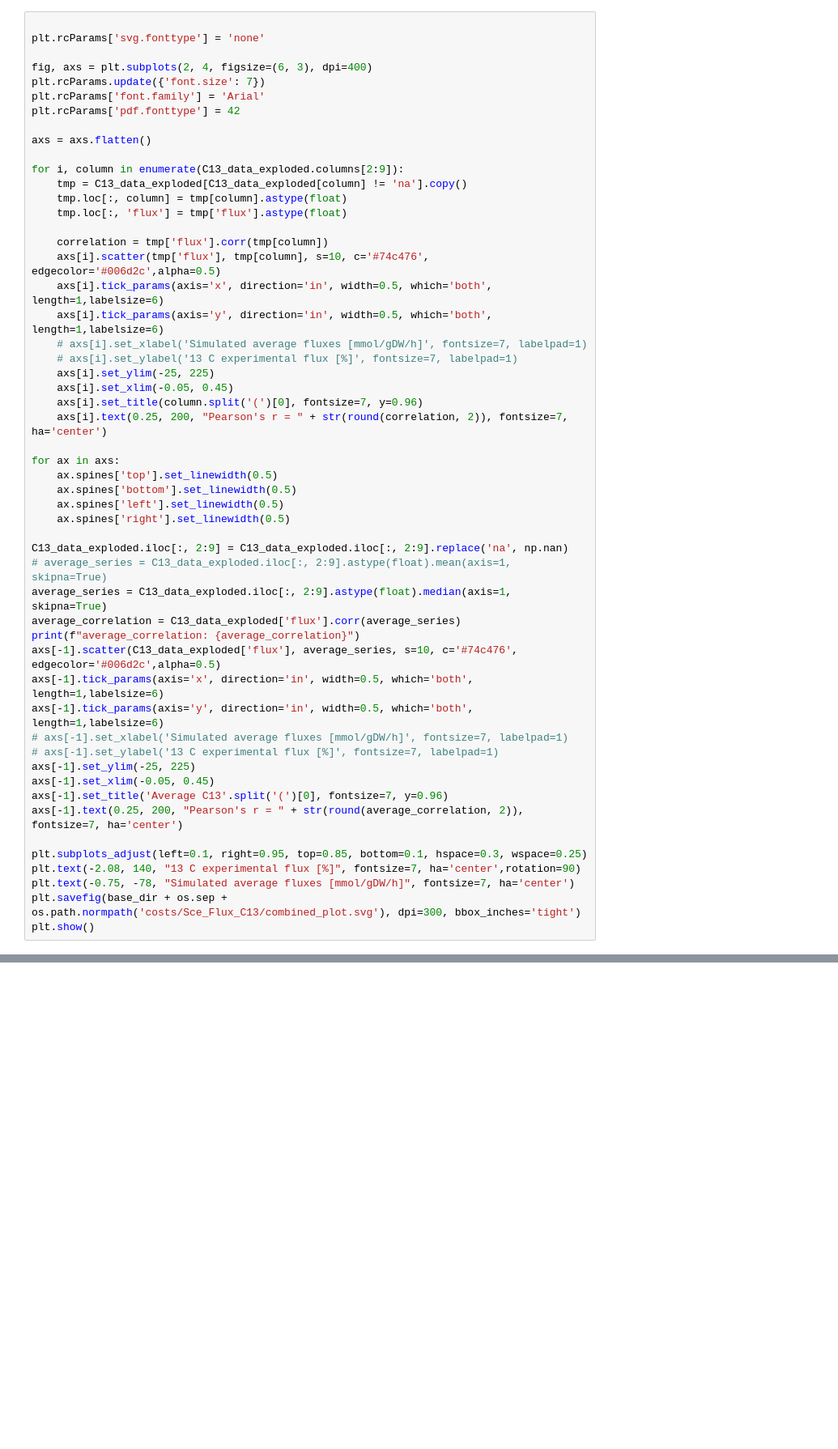
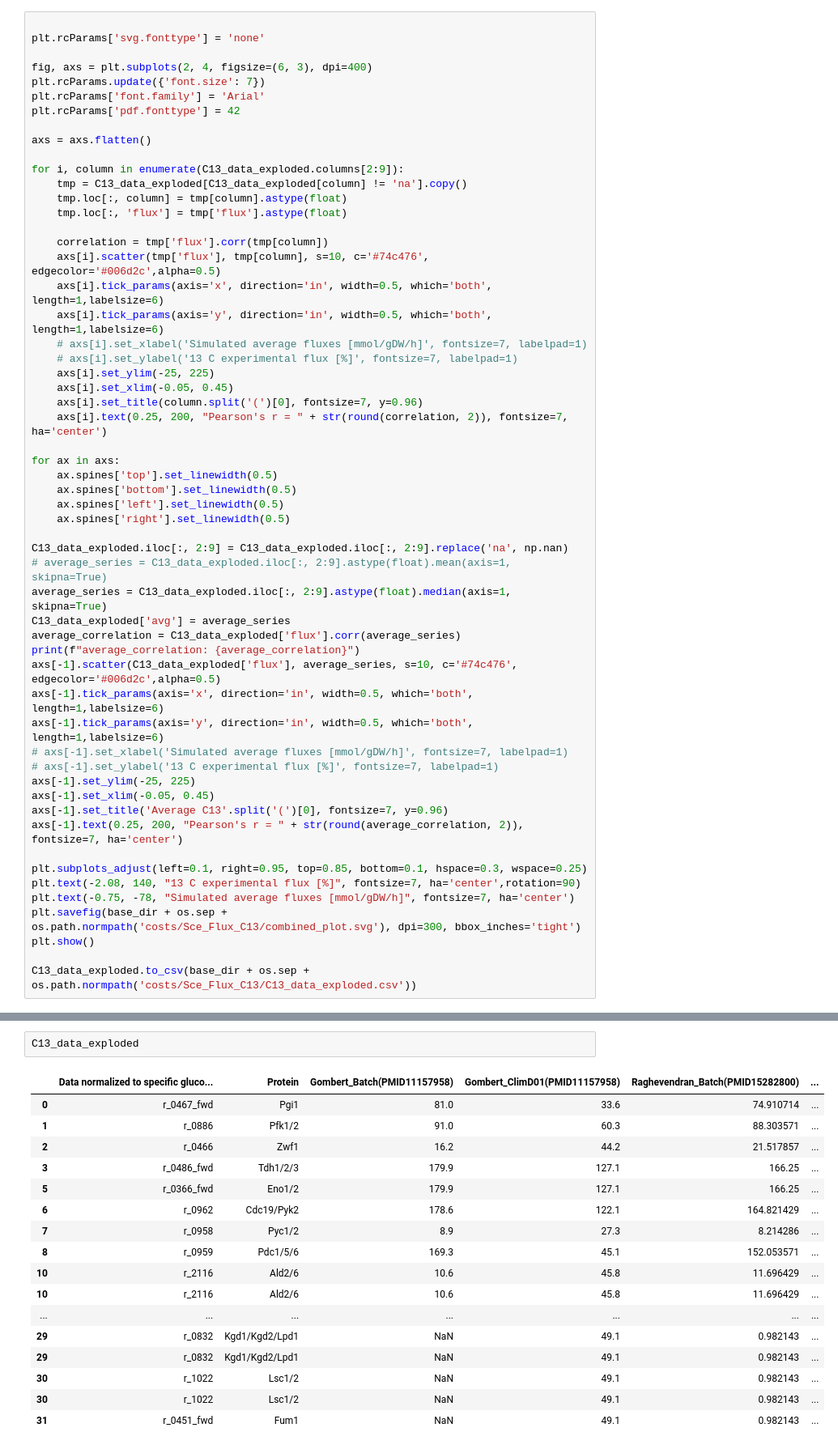
Before and after one commit to heineike02/diverse_yeast, a Jupyter notebook: Sce_Flux_C13_bmh_edits.ipynb, the cells around one changed output, grey strips where cells are left out. Shown: that part at 81% size. Drawn from its saved outputs; the diff is of its cells as text; blank space fills up the shorter version.

```diff
--- a/Sce_Flux_C13_bmh_edits.ipynb
+++ b/Sce_Flux_C13_bmh_edits.ipynb
@@ -132,6 +131,7 @@ for ax in axs:
 C13_data_exploded.iloc[:, 2:9] = C13_data_exploded.iloc[:, 2:9].replace('na', np.nan)
 # average_series = C13_data_exploded.iloc[:, 2:9].astype(float).mean(axis=1, skipna=True)
 average_series = C13_data_exploded.iloc[:, 2:9].astype(float).median(axis=1, skipna=True)
+C13_data_exploded['avg'] = average_series
 average_correlation = C13_data_exploded['flux'].corr(average_series)
 print(f"average_correlation: {average_correlation}")
 axs[-1].scatter(C13_data_exploded['flux'], average_series, s=10, c='#74c476', edgecolor='#006d2c',alpha=0.5)
@@ -149,6 +149,28 @@ plt.text(-2.08, 140, "13 C experimental flux [%]", fontsize=7, ha='center',rotat
 plt.text(-0.75, -78, "Simulated average fluxes [mmol/gDW/h]", fontsize=7, ha='center')
 plt.savefig(base_dir + os.sep + os.path.normpath('costs/Sce_Flux_C13/combined_plot.svg'), dpi=300, bbox_inches='tight')
 plt.show()
+
+C13_data_exploded.to_csv(base_dir + os.sep + os.path.normpath('costs/Sce_Flux_C13/C13_data_exploded.csv'))
 # %% [output]
 average_correlation: 0.7999654486312867
 [figure]
+# %%
+C13_data_exploded
+# %% [output]
+|  | Data normalized to specific gluco... | Protein | Gombert_Batch(PMID11157958) | Gombert_ClimD01(PMID11157958) | Raghevendran_Batch(PMID15282800) | ... |
+| 0 | r_0467_fwd | ﻿Pgi1 | 81.0 | 33.6 | 74.910714 | ... |
+| 1 | r_0886 | ﻿Pfk1/2 | 91.0 | 60.3 | 88.303571 | ... |
+| 2 | r_0466 | ﻿Zwf1 | 16.2 | 44.2 | 21.517857 | ... |
+| 3 | r_0486_fwd | ﻿Tdh1/2/3 | 179.9 | 127.1 | 166.25 | ... |
+| 5 | r_0366_fwd | ﻿Eno1/2 | 179.9 | 127.1 | 166.25 | ... |
+| 6 | r_0962 | ﻿Cdc19/﻿Pyk2 | 178.6 | 122.1 | 164.821429 | ... |
+| 7 | r_0958 | ﻿Pyc1/2 | 8.9 | 27.3 | 8.214286 | ... |
+| 8 | r_0959 | ﻿Pdc1/5/6 | 169.3 | 45.1 | 152.053571 | ... |
+| 10 | r_2116 | ﻿Ald2/6 | 10.6 | 45.8 | 11.696429 | ... |
+| 10 | r_2116 | ﻿Ald2/6 | 10.6 | 45.8 | 11.696429 | ... |
+| ... | ... | ... | ... | ... | ... | ... |
+| 29 | r_0832 | ﻿Kgd1/﻿Kgd2/﻿Lpd1 | NaN | 49.1 | 0.982143 | ... |
+| 29 | r_0832 | ﻿Kgd1/﻿Kgd2/﻿Lpd1 | NaN | 49.1 | 0.982143 | ... |
+| 30 | r_1022 | ﻿Lsc1/2 | NaN | 49.1 | 0.982143 | ... |
+| 30 | r_1022 | ﻿Lsc1/2 | NaN | 49.1 | 0.982143 | ... |
+| 31 | r_0451_fwd | ﻿Fum1 | NaN | 49.1 | 0.982143 | ... |
```
Also changed, not shown: parts of 1 cell of this notebook, 7 other files.
